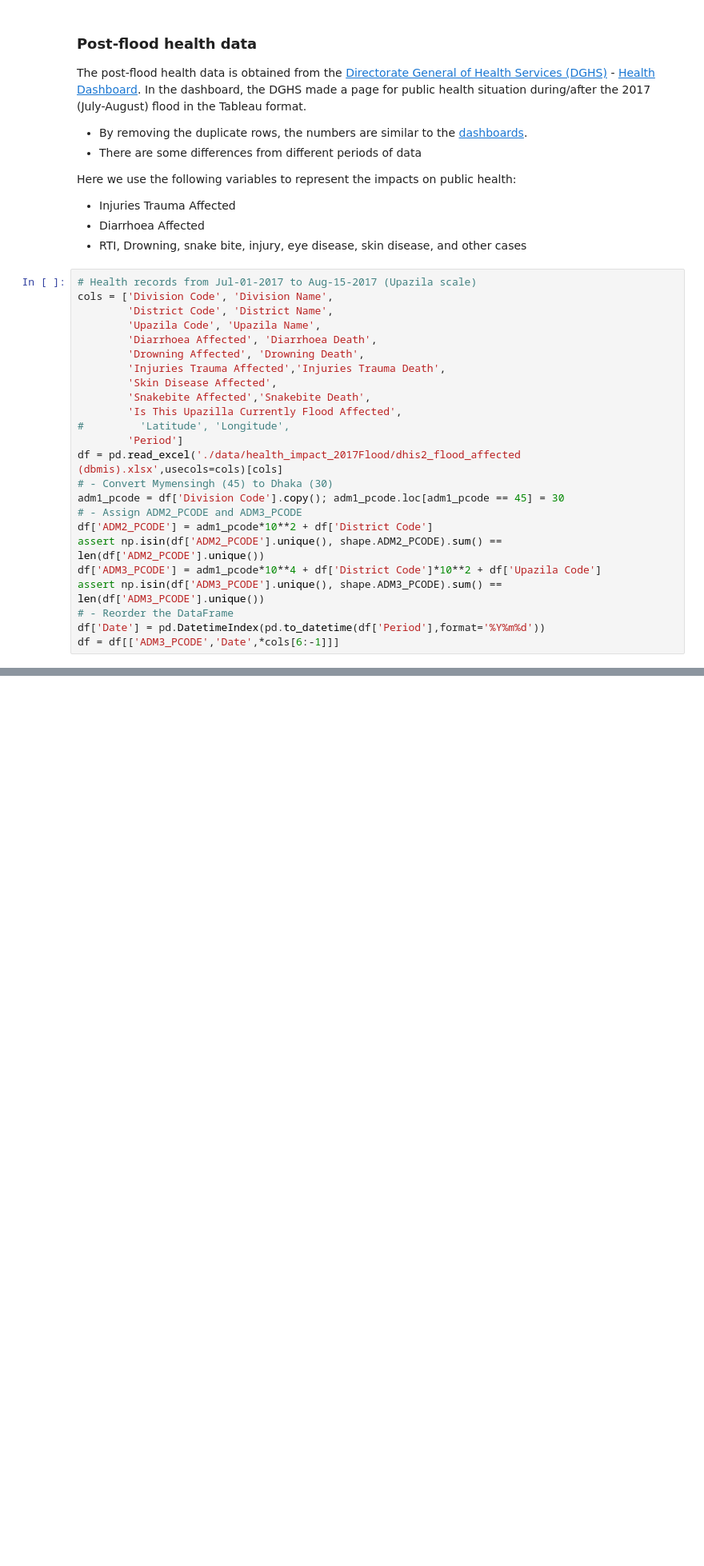
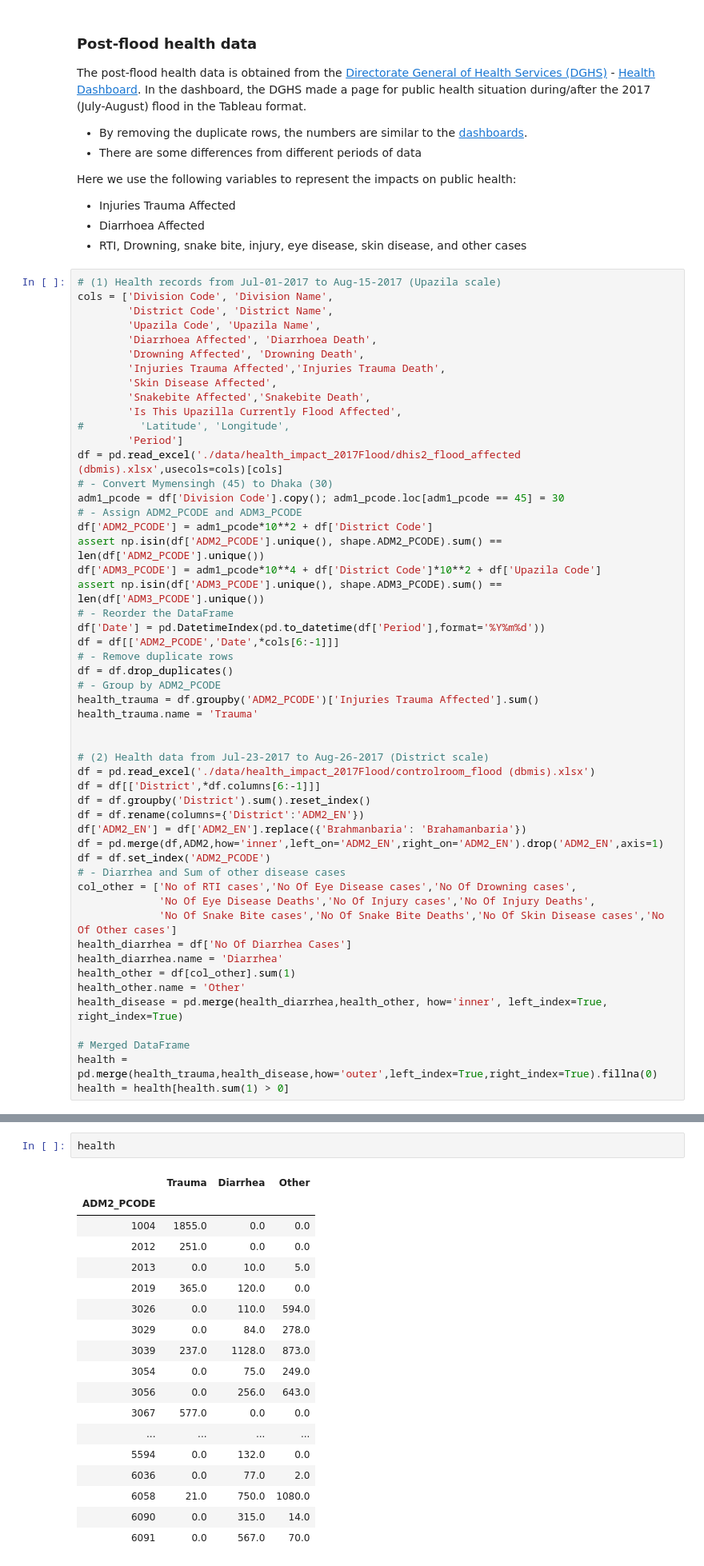
Before and after one commit to gnodnooh/VulnRiskImpact-BGD, a Jupyter notebook: LoadPostDisasterData.ipynb, the cells around one changed output, grey strips where cells are left out. Shown: that part at 80% size. Saved outputs shown, nothing was run; the diff lists cells and outputs as text; blank space fills up the shorter version.

```diff
--- a/LoadPostDisasterData.ipynb
+++ b/LoadPostDisasterData.ipynb
@@ -107,7 +197,7 @@ Here we use the following variables to represent the impacts on public health:
 - Diarrhoea Affected
 - RTI, Drowning, snake bite, injury, eye disease, skin disease, and other cases
 # %%
-# Health records from Jul-01-2017 to Aug-15-2017 (Upazila scale)
+# (1) Health records from Jul-01-2017 to Aug-15-2017 (Upazila scale)
 cols = ['Division Code', 'Division Name',
         'District Code', 'District Name',
         'Upazila Code', 'Upazila Name',
@@ -129,4 +219,32 @@ df['ADM3_PCODE'] = adm1_pcode*10**4 + df['District Code']*10**2 + df['Upazila Co
 assert np.isin(df['ADM3_PCODE'].unique(), shape.ADM3_PCODE).sum() == len(df['ADM3_PCODE'].unique())
 # - Reorder the DataFrame
 df['Date'] = pd.DatetimeIndex(pd.to_datetime(df['Period'],format='%Y%m%d'))
-df = df[['ADM3_PCODE','Date',*cols[6:-1]]]
+df = df[['ADM2_PCODE','Date',*cols[6:-1]]]
+# - Remove duplicate rows
+df = df.drop_duplicates()
+# - Group by ADM2_PCODE
+health_trauma = df.groupby('ADM2_PCODE')['Injuries Trauma Affected'].sum()
+health_trauma.name = 'Trauma'
+
+
+# (2) Health data from Jul-23-2017 to Aug-26-2017 (District scale)
+df = pd.read_excel('./data/health_impact_2017Flood/controlroom_flood (dbmis).xlsx')
+df = df[['District',*df.columns[6:-1]]]
+df = df.groupby('District').sum().reset_index()
+df = df.rename(columns={'District':'ADM2_EN'})
+df['ADM2_EN'] = df['ADM2_EN'].replace({'Brahmanbaria': 'Brahamanbaria'})
+df = pd.merge(df,ADM2,how='inner',left_on='ADM2_EN',right_on='ADM2_EN').drop('ADM2_EN',axis=1)
+df = df.set_index('ADM2_PCODE')
+# - Diarrhea and Sum of other disease cases
+col_other = ['No of RTI cases','No Of Eye Disease cases','No Of Drowning cases',
+             'No Of Eye Disease Deaths','No Of Injury cases','No Of Injury Deaths',
+             'No Of Snake Bite cases','No Of Snake Bite Deaths','No Of Skin Disease cases','No Of Other cases']
+health_diarrhea = df['No Of Diarrhea Cases']
+health_diarrhea.name = 'Diarrhea'
+health_other = df[col_other].sum(1)
+health_other.name = 'Other'
+health_disease = pd.merge(health_diarrhea,health_other, how='inner', left_index=True, right_index=True)
+
+# Merged DataFrame
+health = pd.merge(health_trauma,health_disease,how='outer',left_index=True,right_index=True).fillna(0)
+health = health[health.sum(1) > 0]
@@ -184,0 +251,21 @@ health2 = pd.merge(health_diarrhea,health_other, how='inner', left_index=True, r
+# %%
+health
+# %% [output]
+|  | Trauma | Diarrhea | Other |
+| ADM2_PCODE |  |  |  |
+| 1004 | 1855.0 | 0.0 | 0.0 |
+| 2012 | 251.0 | 0.0 | 0.0 |
+| 2013 | 0.0 | 10.0 | 5.0 |
+| 2019 | 365.0 | 120.0 | 0.0 |
+| 3026 | 0.0 | 110.0 | 594.0 |
+| 3029 | 0.0 | 84.0 | 278.0 |
+| 3039 | 237.0 | 1128.0 | 873.0 |
+| 3054 | 0.0 | 75.0 | 249.0 |
+| 3056 | 0.0 | 256.0 | 643.0 |
+| 3067 | 577.0 | 0.0 | 0.0 |
+| ... | ... | ... | ... |
+| 5594 | 0.0 | 132.0 | 0.0 |
+| 6036 | 0.0 | 77.0 | 2.0 |
+| 6058 | 21.0 | 750.0 | 1080.0 |
+| 6090 | 0.0 | 315.0 | 14.0 |
+| 6091 | 0.0 | 567.0 | 70.0 |
```
Also changed, not shown: parts of 9 cells of this notebook.
